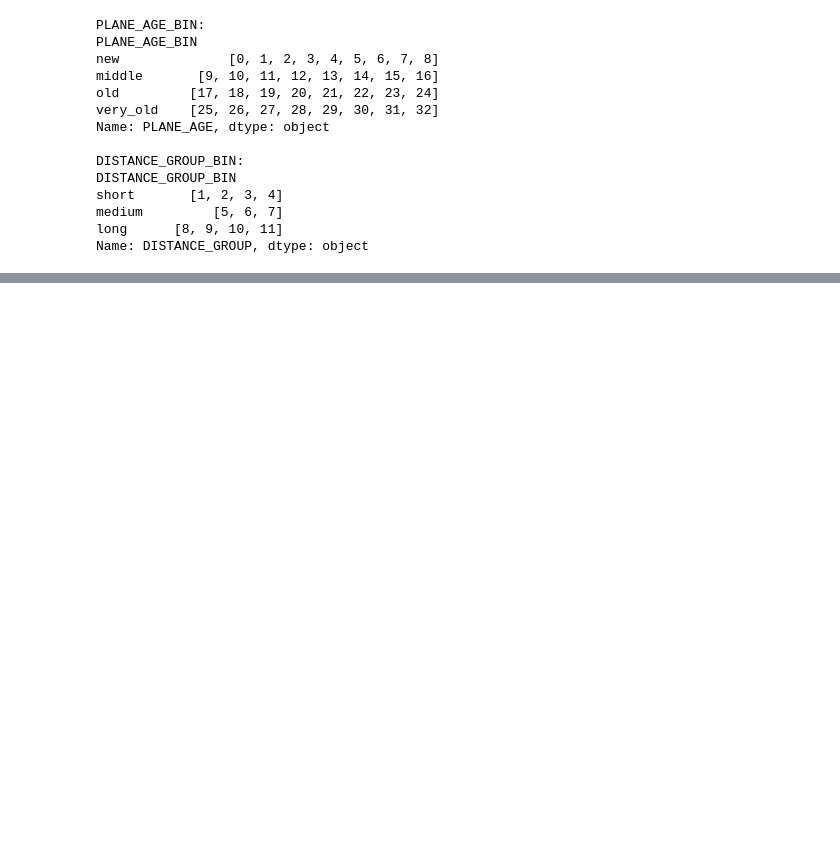
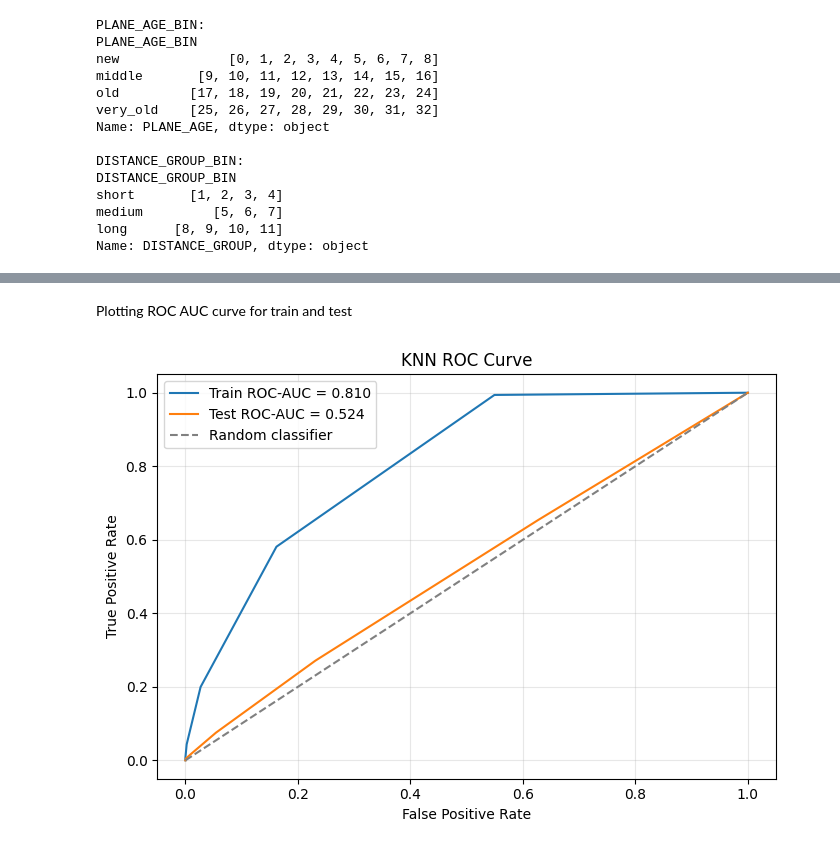
Before and after one commit to AlinaYakubova/ml-flight-felay-prediction, a Jupyter notebook: flight_delay_prediction.ipynb, the cells around one changed output, grey strips where cells are left out. Cells and saved outputs as stored; diff of their text form; code cells hidden in the pictures; blank space fills up the shorter version.

```diff
--- a/flight_delay_prediction.ipynb
+++ b/flight_delay_prediction.ipynb
@@ -803,0 +1124,10 @@ Name: DISTANCE_GROUP, dtype: object
+# %%
+knn_pca_pipeline = Pipeline(
+    steps=[
+        ("preprocessing", knn_preprocessor),
+        ("pca",           PCA(n_components=0.95)),
+        ("model",         KNeighborsClassifier(n_neighbors=5, algorithm="ball_tree", n_jobs=-1)),
+    ]
+)
+# %%
+knn_pca_pipeline.fit(X_train_knn_sample, y_train_knn_sample)
@@ -803,0 +1183,8 @@ Name: DISTANCE_GROUP, dtype: object
+# %% [markdown]
+Plotting ROC AUC curve for train and test
+# %%
+plot_roc_curve(knn_pca_pipeline, X_train_knn_sample, y_train_knn_sample,
+                              X_test_knn_sample,  y_test_knn_sample,
+               title="KNN ROC Curve")
+# %% [output]
+[figure, added]
```
Also changed, not shown: parts of 52 cells of this notebook.
